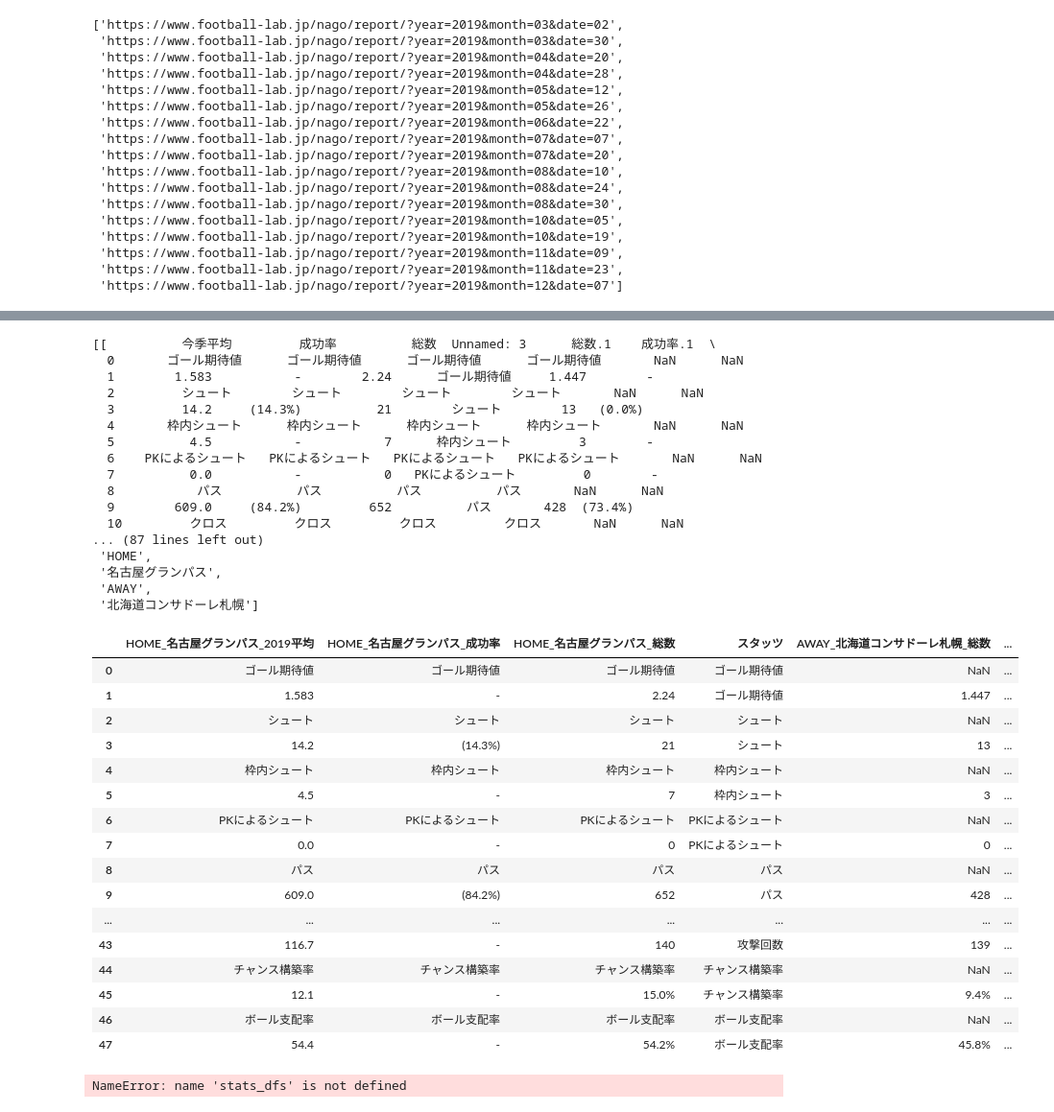
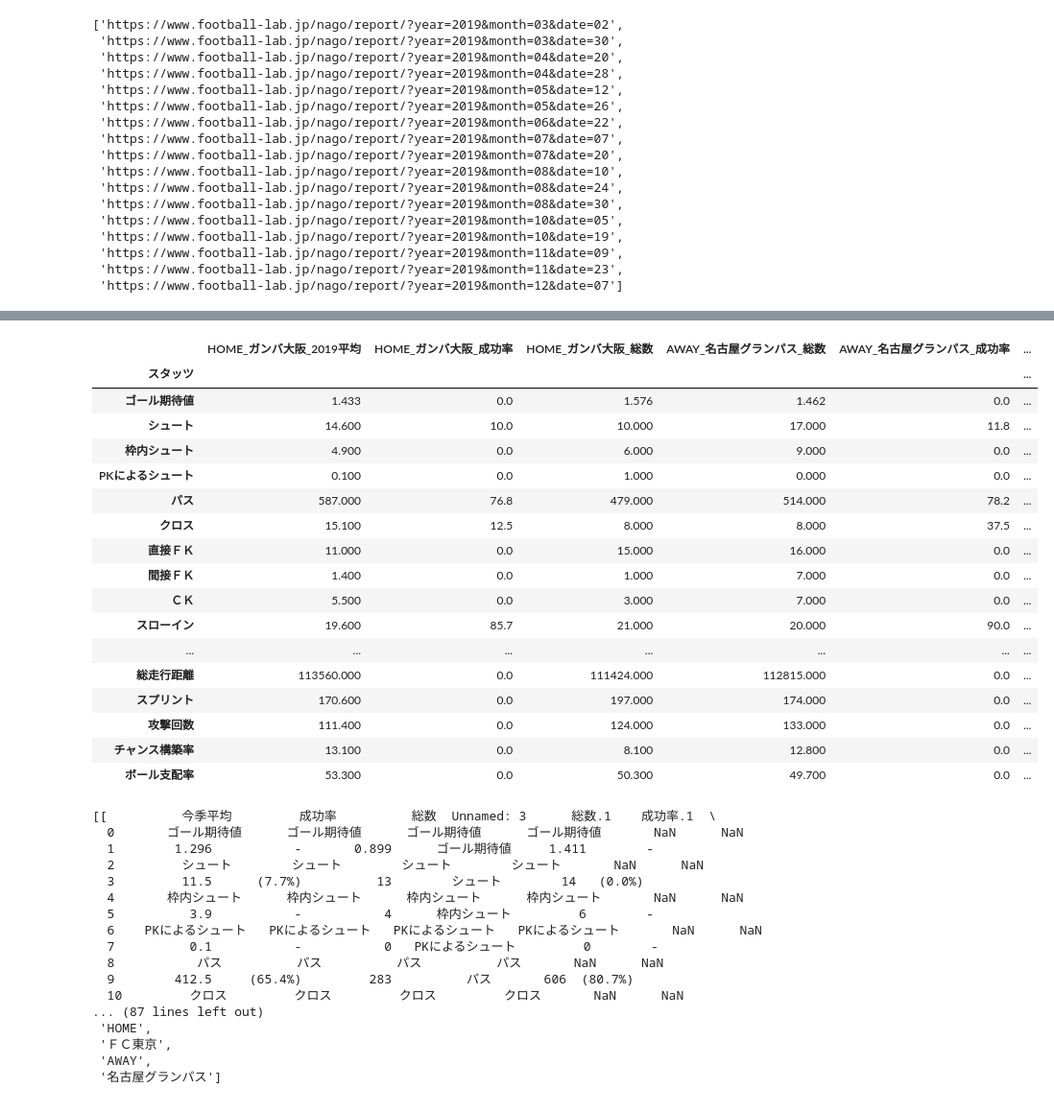
Before and after one commit to Natsuka-Hashizume/football, a Jupyter notebook: football_homegame.ipynb, the cells around one changed output, grey strips where cells are left out. Shown at 96% size. Cells and saved outputs as stored; diff of their text form; code cells hidden in the pictures.

```diff
--- a/football_homegame.ipynb
+++ b/football_homegame.ipynb
@@ -164,0 +257,4 @@ dfs
+# %%
+away_dfs = get_table(away_url)
+# %%
+away_dfs = change_column_name(away_dfs)
@@ -165,20 +263,41 @@ dfs
+# %%
+away_dfs[1]
+# %% [output]
+|  | HOME_ガンバ大阪_2019平均 | HOME_ガンバ大阪_成功率 | HOME_ガンバ大阪_総数 | AWAY_名古屋グランパス_総数 | AWAY_名古屋グランパス_成功率 | ... |
+| スタッツ |  |  |  |  |  | ... |
+| ゴール期待値 | 1.433 | 0.0 | 1.576 | 1.462 | 0.0 | ... |
+| シュート | 14.600 | 10.0 | 10.000 | 17.000 | 11.8 | ... |
+| 枠内シュート | 4.900 | 0.0 | 6.000 | 9.000 | 0.0 | ... |
+| PKによるシュート | 0.100 | 0.0 | 1.000 | 0.000 | 0.0 | ... |
+| パス | 587.000 | 76.8 | 479.000 | 514.000 | 78.2 | ... |
+| クロス | 15.100 | 12.5 | 8.000 | 8.000 | 37.5 | ... |
+| 直接ＦＫ | 11.000 | 0.0 | 15.000 | 16.000 | 0.0 | ... |
+| 間接ＦＫ | 1.400 | 0.0 | 1.000 | 7.000 | 0.0 | ... |
+| ＣＫ | 5.500 | 0.0 | 3.000 | 7.000 | 0.0 | ... |
+| スローイン | 19.600 | 85.7 | 21.000 | 20.000 | 90.0 | ... |
+| ... | ... | ... | ... | ... | ... | ... |
+| 総走行距離 | 113560.000 | 0.0 | 111424.000 | 112815.000 | 0.0 | ... |
+| スプリント | 170.600 | 0.0 | 197.000 | 174.000 | 0.0 | ... |
+| 攻撃回数 | 111.400 | 0.0 | 124.000 | 133.000 | 0.0 | ... |
+| チャンス構築率 | 13.100 | 0.0 | 8.100 | 12.800 | 0.0 | ... |
+| ボール支配率 | 53.300 | 0.0 | 50.300 | 49.700 | 0.0 | ... |
 # %%
-dfs[0][]
+dfs[1]
 # %% [output]
 [[          今季平均         成功率          総数  Unnamed: 3      総数.1    成功率.1  \
   0       ゴール期待値      ゴール期待値      ゴール期待値      ゴール期待値       NaN      NaN
-  1        1.583           -        2.24      ゴール期待値     1.447        -
+  1        1.296           -       0.899      ゴール期待値     1.411        -
   2         シュート        シュート        シュート        シュート       NaN      NaN
-  3         14.2     (14.3%)          21        シュート        13   (0.0%)
+  3         11.5      (7.7%)          13        シュート        14   (0.0%)
   4       枠内シュート      枠内シュート      枠内シュート      枠内シュート       NaN      NaN
-  5          4.5           -           7      枠内シュート         3        -
+  5          3.9           -           4      枠内シュート         6        -
   6    PKによるシュート   PKによるシュート   PKによるシュート   PKによるシュート       NaN      NaN
-  7          0.0           -           0   PKによるシュート         0        -
+  7          0.1           -           0   PKによるシュート         0        -
   8           パス          パス          パス          パス       NaN      NaN
-  9        609.0     (84.2%)         652          パス       428  (73.4%)
+  9        412.5     (65.4%)         283          パス       606  (80.7%)
   10         クロス         クロス         クロス         クロス       NaN      NaN
 ... (87 lines left out)
  'HOME',
- '名古屋グランパス',
+ 'ＦＣ東京',
  'AWAY',
- '北海道コンサドーレ札幌']
+ '名古屋グランパス']
@@ -206,24 +303,0 @@ dfs1 = change_column_name(dfs)
-# %%
-dfs[0][0][0]
-# %% [output]
-|  | HOME_名古屋グランパス_2019平均 | HOME_名古屋グランパス_成功率 | HOME_名古屋グランパス_総数 | スタッツ | AWAY_北海道コンサドーレ札幌_総数 | ... |
-| 0 | ゴール期待値 | ゴール期待値 | ゴール期待値 | ゴール期待値 | NaN | ... |
-| 1 | 1.583 | - | 2.24 | ゴール期待値 | 1.447 | ... |
-| 2 | シュート | シュート | シュート | シュート | NaN | ... |
-| 3 | 14.2 | (14.3%) | 21 | シュート | 13 | ... |
-| 4 | 枠内シュート | 枠内シュート | 枠内シュート | 枠内シュート | NaN | ... |
-| 5 | 4.5 | - | 7 | 枠内シュート | 3 | ... |
-| 6 | PKによるシュート | PKによるシュート | PKによるシュート | PKによるシュート | NaN | ... |
-| 7 | 0.0 | - | 0 | PKによるシュート | 0 | ... |
-| 8 | パス | パス | パス | パス | NaN | ... |
-| 9 | 609.0 | (84.2%) | 652 | パス | 428 | ... |
-| ... | ... | ... | ... | ... | ... | ... |
-| 43 | 116.7 | - | 140 | 攻撃回数 | 139 | ... |
-| 44 | チャンス構築率 | チャンス構築率 | チャンス構築率 | チャンス構築率 | NaN | ... |
-| 45 | 12.1 | - | 15.0% | チャンス構築率 | 9.4% | ... |
-| 46 | ボール支配率 | ボール支配率 | ボール支配率 | ボール支配率 | NaN | ... |
-| 47 | 54.4 | - | 54.2% | ボール支配率 | 45.8% | ... |
-# %%
-organizw_df(dfs)
-# %% [output]
-NameError: name 'stats_dfs' is not defined
```
Also changed, not shown: parts of 30 cells of this notebook.
